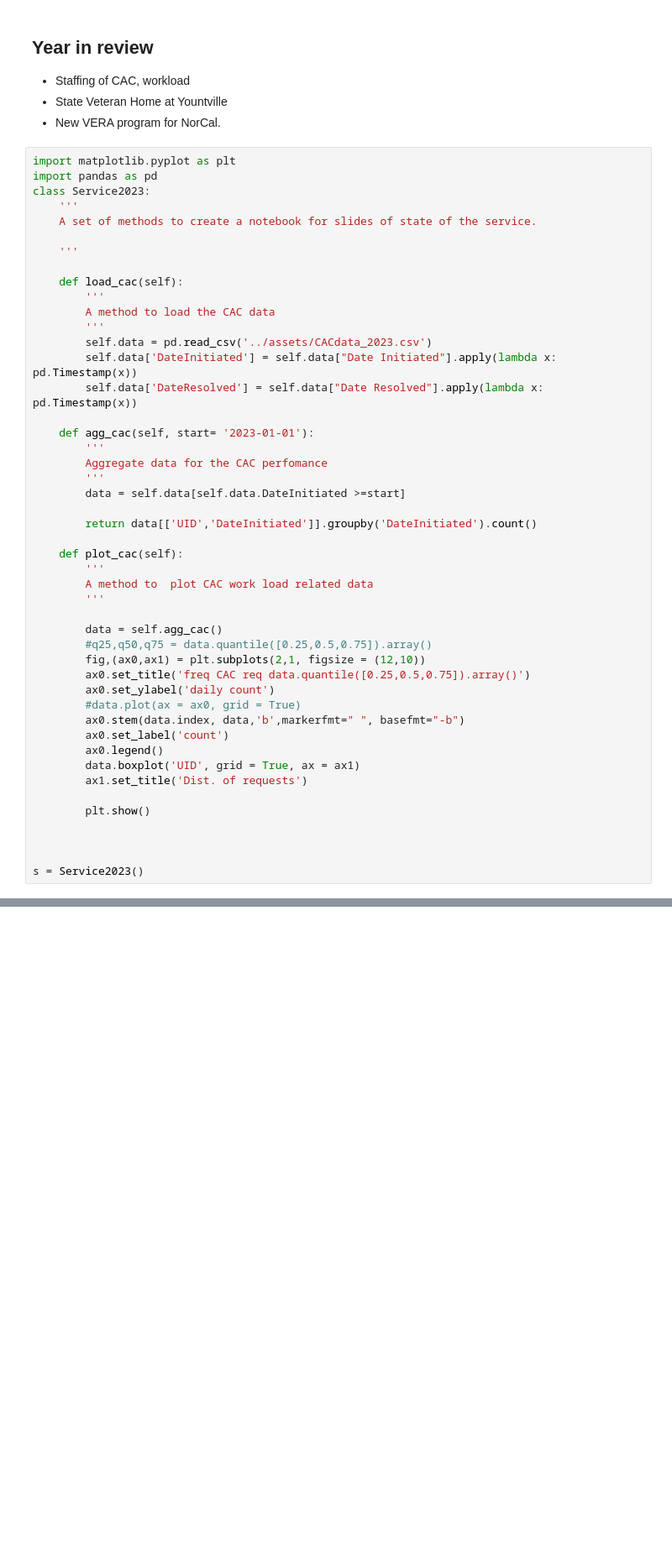
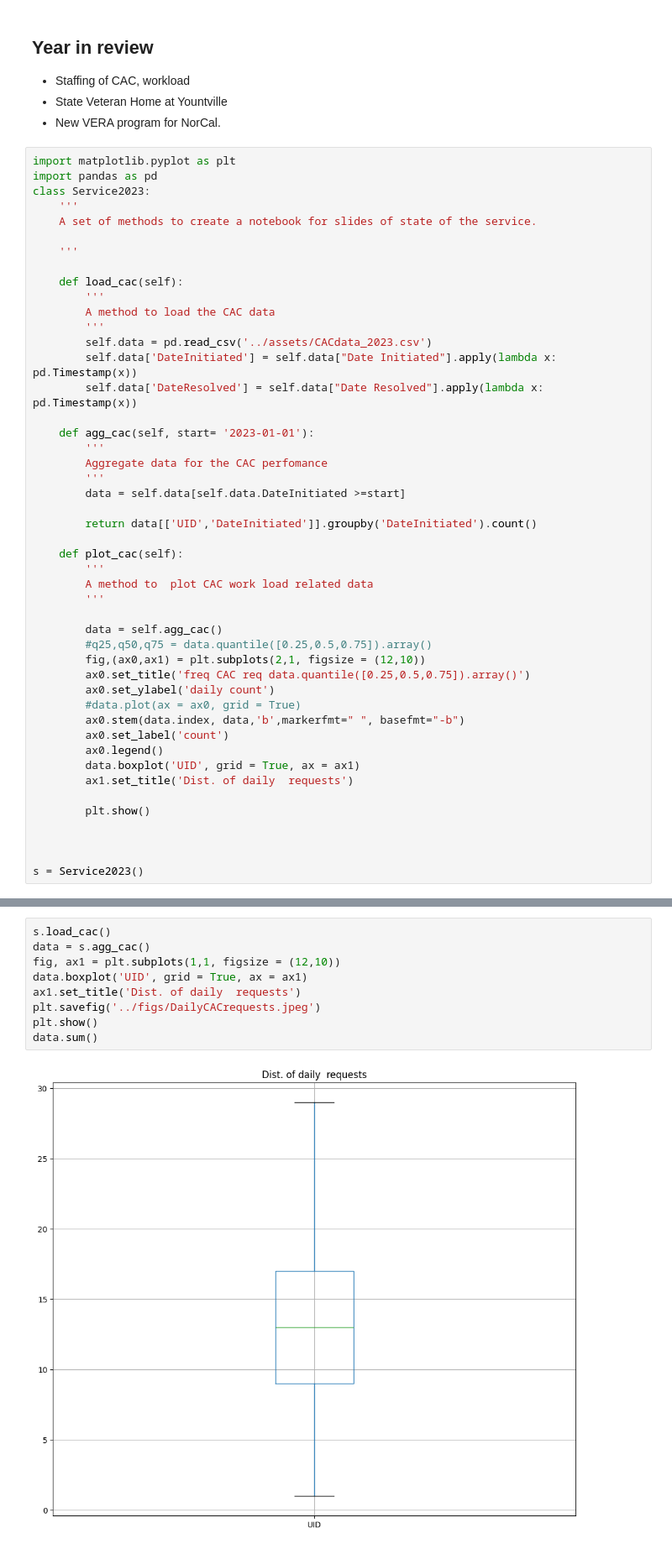
Before and after one commit to alon-benari/Service2023, a Jupyter notebook: src/Service2023.ipynb, the cells around one changed output, grey strips where cells are left out. Shown: that part at 84% size. Drawn from its saved outputs; the diff is of its cells as text; blank space fills up the shorter version.

```diff
--- a/src/Service2023.ipynb
+++ b/src/Service2023.ipynb
@@ -46,7 +46,7 @@ class Service2023:
         ax0.set_label('count')
         ax0.legend()
         data.boxplot('UID', grid = True, ax = ax1)
-        ax1.set_title('Dist. of requests')
+        ax1.set_title('Dist. of daily  requests')
 
         plt.show()
 
@@ -62,0 +56,11 @@ No artists with labels found to put in legend.  Note that artists whose label st
+# %%
+s.load_cac()
+data = s.agg_cac()
+fig, ax1 = plt.subplots(1,1, figsize = (12,10))
+data.boxplot('UID', grid = True, ax = ax1)
+ax1.set_title('Dist. of daily  requests')
+plt.savefig('../figs/DailyCACrequests.jpeg')
+plt.show()
+data.sum()
+# %% [output]
+[figure, added]
```
Also changed, not shown: parts of 16 cells of this notebook, 18 other files.
